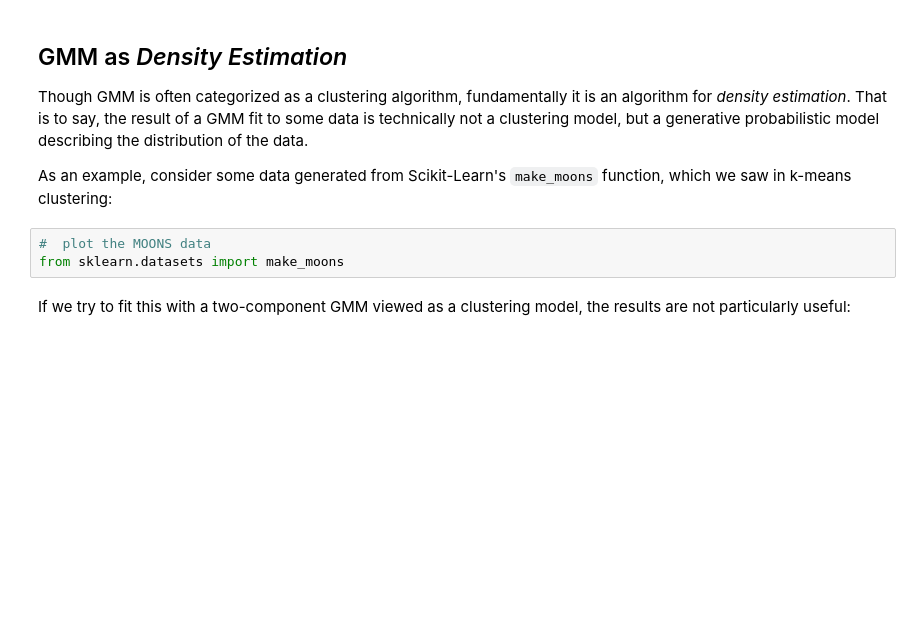
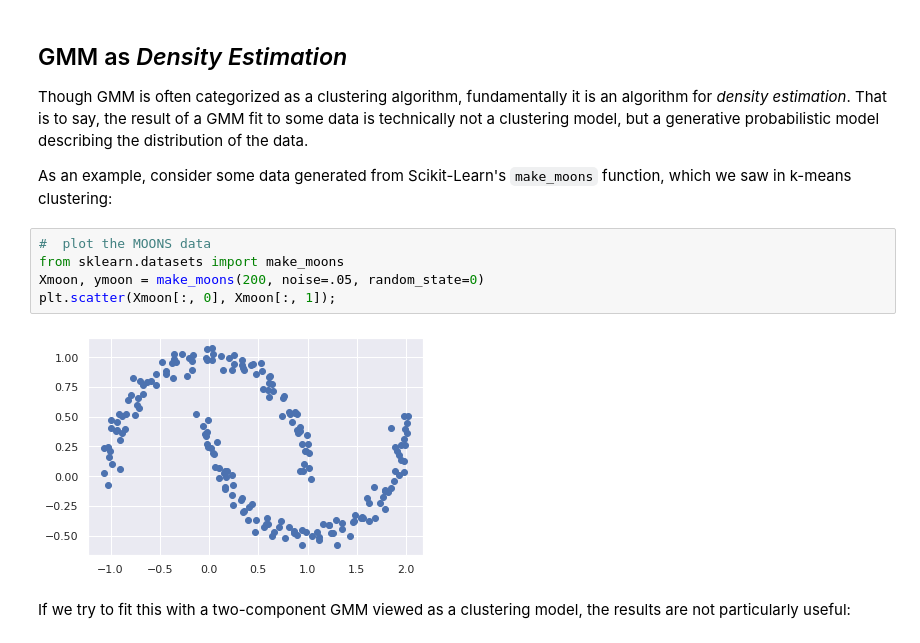
Before and after one commit to MiaMor04/Jupyter_Content, a Jupyter notebook: 13_4_Gaussian-Mixtures.ipynb, the cells around one changed output. Cells and saved outputs as stored; diff of their text form; blank space fills up the shorter version.

```diff
--- a/13_4_Gaussian-Mixtures.ipynb
+++ b/13_4_Gaussian-Mixtures.ipynb
@@ -208,6 +208,10 @@ As an example, consider some data generated from Scikit-Learn's ``make_moons`` f
 # %%
 #  plot the MOONS data
 from sklearn.datasets import make_moons
+Xmoon, ymoon = make_moons(200, noise=.05, random_state=0)
+plt.scatter(Xmoon[:, 0], Xmoon[:, 1]);
+# %% [output]
+[figure, added]
 # %% [markdown]
 If we try to fit this with a two-component GMM viewed as a clustering model, the results are not particularly useful:
 # %%
```
Also changed, not shown: parts of 14 cells of this notebook, 2 other files.
